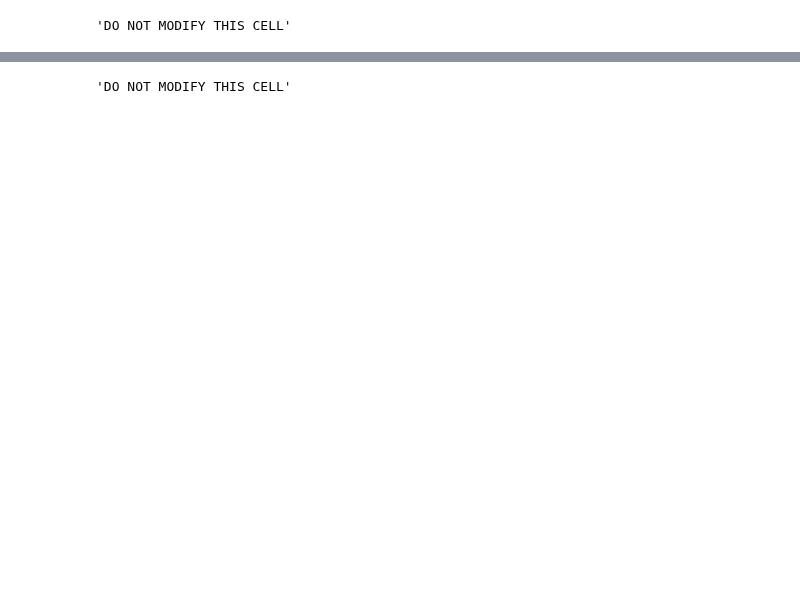
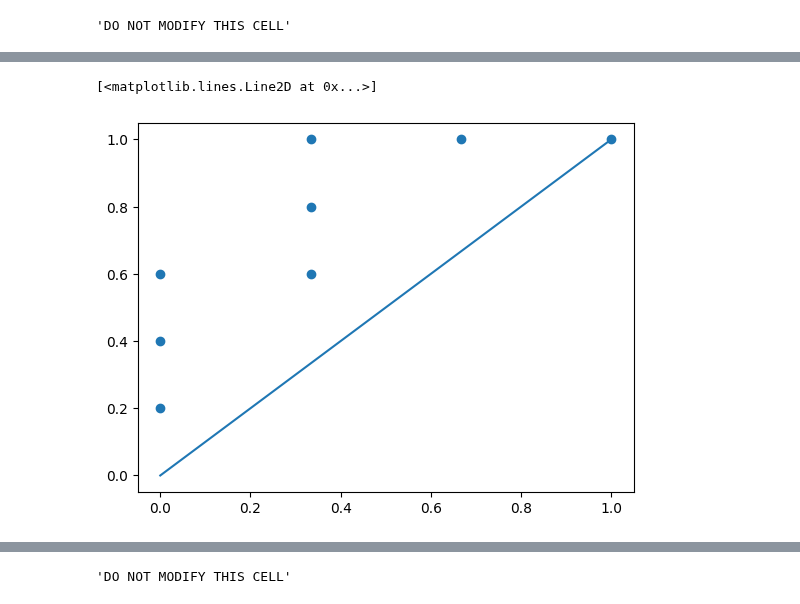
Before and after one commit to RobertvdLeeuw/nix-radboud, a Jupyter notebook: subjects/FDTM/SRobertvanderLeeuw_s1190941.ipynb, the cells around one changed output, grey strips where cells are left out. Drawn from its saved outputs; the diff is of its cells as text; code cells hidden in the pictures; blank space fills up the shorter version.

```diff
--- a/subjects/FDTM/SRobertvanderLeeuw_s1190941.ipynb
+++ b/subjects/FDTM/SRobertvanderLeeuw_s1190941.ipynb
@@ -561,0 +530,14 @@ print(y_prime.shape)
+# %%
+def false_positive_rate(pred, y, threshold=0.5):
+    fp = false_positive(pred, y, threshold)
+    tn = true_negative(pred, y, threshold)
+    return fp / (fp + tn)
+# %%
+## Use this cell to inspect your answer
+
+predictions = np.array([0.1, 0.3, 0.4, 0.5, 0.8, 0.85, 0.89, 0.9])
+ground_truth = np.array([False, False, True, True, False, True, True, True])
+
+threshold = 0.5
+print(true_positive_rate(predictions, ground_truth, threshold))
+print(false_positive_rate(predictions, ground_truth, threshold))
@@ -601,0 +561,19 @@ print(least_squared)
+# %%
+def ROC(predictions, true):
+    tpr = []
+    fpr = []
+
+    for threshold in predictions:
+        tpr.append(true_positive_rate(predictions, true, threshold))
+        fpr.append(false_positive_rate(predictions, true, threshold))
+
+    return tpr, fpr
+# %%
+# Use this cell to test the code above.
+
+predictions = np.array([0.1, 0.3, 0.4, 0.5, 0.8, 0.85, 0.89, 0.9])
+true = np.array([False, False, True, True, False, True, True, True])
+
+roc_tpr, roc_fpr = ROC(predictions, true)
+
+print(roc_tpr, roc_fpr)
@@ -675,0 +596,7 @@ best_bias = 6
+# %%
+from matplotlib import pyplot as plt
+plt.scatter(roc_fpr, roc_tpr)
+plt.plot([0, 1])
+# %% [output]
+[<matplotlib.lines.Line2D at 0x...>]
+[figure, added]
```
Also changed, not shown: parts of 146 cells of this notebook, 12 other files.
